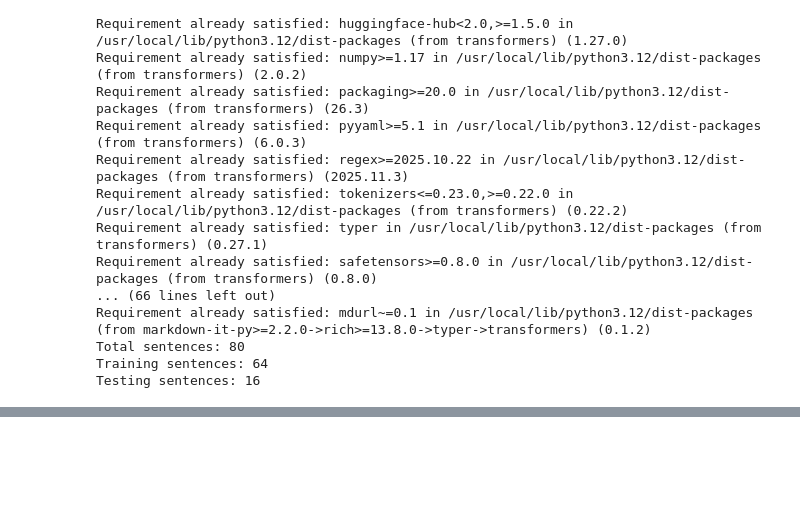
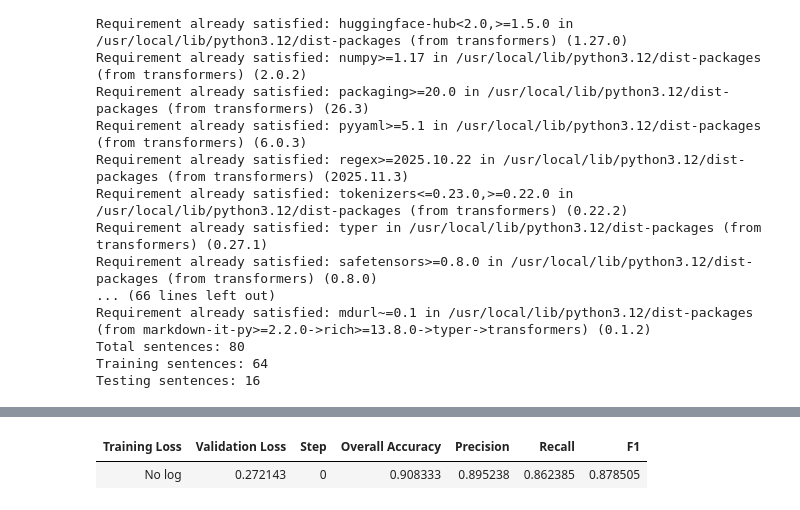
Before and after one commit to Hania-Emaan/code-switching-codesaviours-si26-Hania-Emaan, a Jupyter notebook: SI26_Week7_Hania.ipynb, the cells around one changed output, grey strips where cells are left out. Saved outputs shown, nothing was run; the diff lists cells and outputs as text; code cells hidden in the pictures; blank space fills up the shorter version.

```diff
--- a/SI26_Week7_Hania.ipynb
+++ b/SI26_Week7_Hania.ipynb
@@ -221,10 +235,17 @@ Starting training...
 from transformers import pipeline
 
 # Load pipeline using your local model and tokenizer
-nlp_pipeline = pipeline("token-classification", model=model, tokenizer=tokenizer, aggregation_strategy="simple")
+# Added ignore_labels=[] so it prints URD, ENG, and MIX without skipping any
+nlp_pipeline = pipeline(
+    "token-classification",
+    model=model,
+    tokenizer=tokenizer,
+    aggregation_strategy="simple",
+    ignore_labels=[]
+)
 
 # Test sentence
-text = "I am tired lekin phir b kaam to done krna e ha"
+text = "you don't listen me. me tmse bohat tang hun"
 
 # Run inference
 predictions = nlp_pipeline(text)
@@ -266,0 +281,78 @@ Published successfully!
+# %%
+import torch
+from datasets import load_dataset # Or your local test dataset
+from transformers import AutoTokenizer, AutoModelForTokenClassification, DataCollatorForTokenClassification, Trainer, TrainingArguments
+import numpy as np
+import evaluate
+
+# 1. Load your fine-tuned model and tokenizer
+MODEL_PATH = "HaniaEmaan/code-switching-codesaviours-si26-hania" # Replace with your local folder path if testing locally
+
+tokenizer = AutoTokenizer.from_pretrained(MODEL_PATH)
+model = AutoModelForTokenClassification.from_pretrained(MODEL_PATH)
+
+# 2. Define label mappings (ensure these match your training setup)
+id2label = model.config.id2label
+label2id = model.config.label2id
+label_list = list(id2label.values())
+
+# 3. Load metric evaluator (seqeval is standard for token classification)
+seqeval_metric = evaluate.load("seqeval")
+
+def compute_metrics(p):
+    predictions, labels = p
+    predictions = np.argmax(predictions, axis=2)
+
+    # Remove ignored index (-100) and convert IDs back to string labels
+    true_predictions = [
+        [label_list[p] for (p, l) in zip(prediction, label) if l != -100]
+        for prediction, label in zip(predictions, labels)
+    ]
+    true_labels = [
+        [label_list[l] for (p, l) in zip(prediction, label) if l != -100]
+        for prediction, label in zip(predictions, labels)
+    ]
+
+    # Compute sequence evaluation metrics
+    results = seqeval_metric.compute(predictions=true_predictions, references=true_labels)
+
+    # Calculate global token-level accuracy manually for clear visibility
+    flat_preds = [p for sublist in true_predictions for p in sublist]
+    flat_labels = [l for sublist in true_labels for l in sublist]
+    correct = sum(1 for p, l in zip(flat_preds, flat_labels) if p == l)
+    total = len(flat_labels)
+    overall_accuracy = correct / total if total > 0 else 0.0
+
+    return {
+        "overall_accuracy": overall_accuracy,
+        "precision": results["overall_precision"],
+        "recall": results["overall_recall"],
+        "f1": results["overall_f1"],
+    }
+
+# 4. Run Evaluation using Hugging Face Trainer
+# Note: Ensure 'test_dataset' is pre-processed/tokenized with ground truth labels
+training_args = TrainingArguments(
+    output_dir="./eval_results",
+    per_device_eval_batch_size=16,
+    report_to="none"
+)
+
+trainer = Trainer(
+    model=model,
+    args=training_args,
+    eval_dataset=test_dataset, # Pass your tokenized test dataset here
+    data_collator=DataCollatorForTokenClassification(tokenizer=tokenizer),
+    compute_metrics=compute_metrics,
+)
+
+print("--- Running Evaluation on Test Set ---")
+eval_results = trainer.evaluate()
+
+# Print formatted final results
+print("\n=== FINAL MODEL PERFORMANCE ===")
+print(f"Token-Level Accuracy : {eval_results['eval_overall_accuracy'] * 100:.2f}%")
+print(f"Overall Precision    : {eval_results['eval_precision']:.4f}")
+print(f"Overall Recall       : {eval_results['eval_recall']:.4f}")
+print(f"Overall Macro F1     : {eval_results['eval_f1']:.4f}")
+# %% [output]
@@ -266,0 +363,2 @@ Published successfully!
+| Training Loss | Validation Loss | Step | Overall Accuracy | Precision | Recall | F1 |
+| No log | 0.272143 | 0 | 0.908333 | 0.895238 | 0.862385 | 0.878505 |
```
Also changed, not shown: parts of 5 cells of this notebook.
